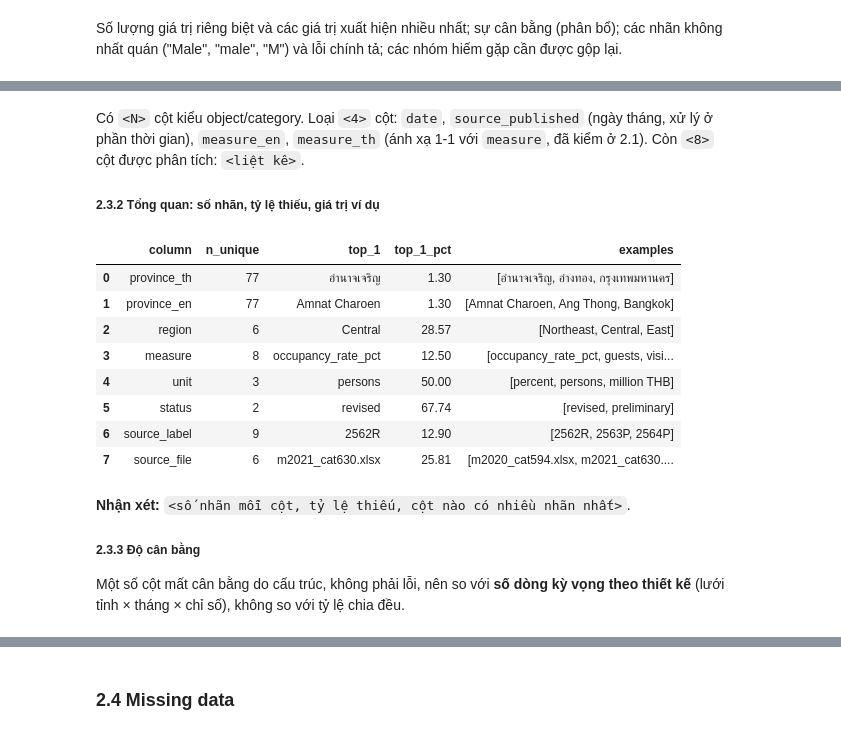
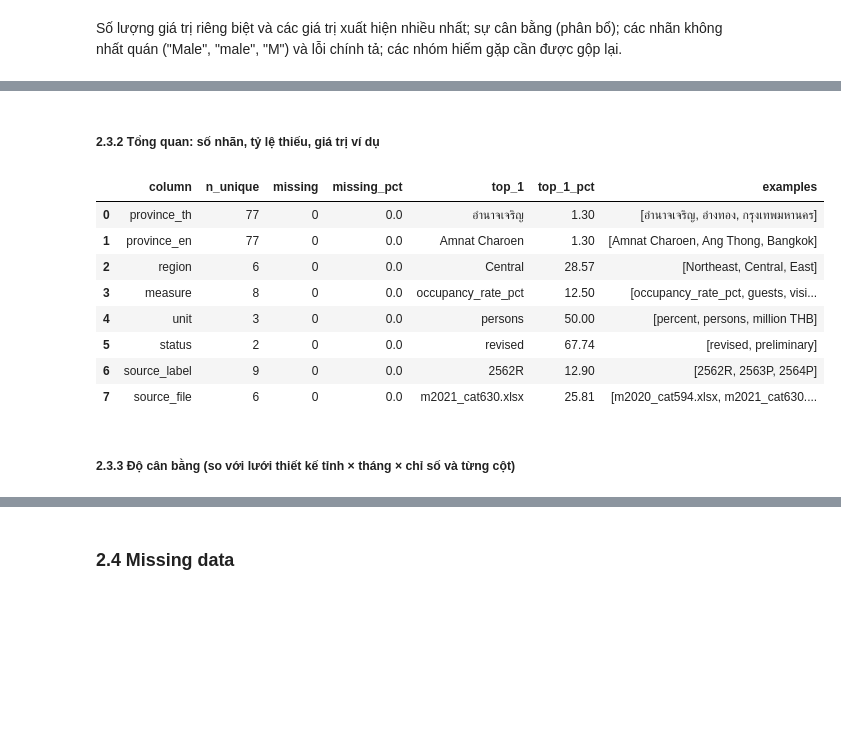
Before and after one commit to truongtin2006k-wq/thai-tourism, a Jupyter notebook: notebooks/01_collection_exploration.ipynb, the cells around one changed output, grey strips where cells are left out. Cells and saved outputs as stored; diff of their text form; code cells hidden in the pictures; blank space fills up the shorter version.

```diff
--- a/notebooks/01_collection_exploration.ipynb
+++ b/notebooks/01_collection_exploration.ipynb
@@ -378,16 +391,0 @@ Số khách và doanh thu lệch phải rất mạnh (vài tỉnh lớn kéo đu
-# %%
-# [CODE] 2.2.2
-fig, axes = plt.subplots(2, 2, figsize=(11, 7))
-for i, col in enumerate(["visitors_total", "revenue_total_mthb"]):
-    s = wide[col][wide[col] > 0]
-    print(col, "- loại", (wide[col] == 0).sum(), "dòng bằng 0 khỏi biểu đồ log")
-    axes[i, 0].hist(s, bins=50)
-    axes[i, 0].set_title(f"{col} (thang thường)")
-    axes[i, 0].set_ylabel("Số dòng (tỉnh-tháng)")
-    axes[i, 1].hist(np.log10(s), bins=50)
-    axes[i, 1].set_title(f"{col} (log10)")
-    axes[i, 1].set_xlabel("log10(giá trị)")
-plt.tight_layout(); plt.show()
-
-wide["occupancy_rate_pct"].hist(bins=50)
-plt.title("Tỷ lệ lấp đầy cơ sở lưu trú"); plt.xlabel("%"); plt.ylabel("Số dòng"); plt.show()
@@ -588,37 +522,35 @@ dtype: int64
 # %% [markdown]
-
-Có `<N>` cột kiểu object/category. Loại `<4>` cột: `date`, `source_published` (ngày tháng, xử lý ở phần thời gian), `measure_en`, `measure_th` (ánh xạ 1-1 với `measure`, đã kiểm ở 2.1). Còn `<8>` cột được phân tích: `<liệt kê>`.
-
 ##### 2.3.2 Tổng quan: số nhãn, tỷ lệ thiếu, giá trị ví dụ
 # %%
-# [CODE] 2.3.2
-rows = []
+overview_rows = []
 for c in cat_cols:
-    vc = df[c].value_counts()
-    rows.append({
+    s = df[c]
+    vc = s.value_counts(dropna=True)
+    n_miss = int(s.isna().sum())
+    overview_rows.append({
         "column": c,
-        "n_unique": df[c].nunique(),
-        "top_1": vc.index[0],
-        "top_1_pct": round(vc.iloc[0] / len(df) * 100, 2),
-        "examples": list(df[c].dropna().unique()[:3]),
+        "n_unique": int(s.nunique(dropna=True)),
+        "missing": n_miss,
+        "missing_pct": round(n_miss / len(df) * 100, 2),
+        "top_1": vc.index[0] if len(vc) > 0 else None,
+        "top_1_pct": round(vc.iloc[0] / len(df) * 100, 2) if len(vc) > 0 else 0.0,
+        "examples": list(s.dropna().unique()[:3]),
     })
-overview = pd.DataFrame(rows)
-overview
+
+overview_df = pd.DataFrame(overview_rows)
+display(overview_df)
 # %% [output]
-|  | column | n_unique | top_1 | top_1_pct | examples |
-| 0 | province_th | 77 | อำนาจเจริญ | 1.30 | [อำนาจเจริญ, อ่างทอง, กรุงเทพมหานคร] |
-| 1 | province_en | 77 | Amnat Charoen | 1.30 | [Amnat Charoen, Ang Thong, Bangkok] |
-| 2 | region | 6 | Central | 28.57 | [Northeast, Central, East] |
-| 3 | measure | 8 | occupancy_rate_pct | 12.50 | [occupancy_rate_pct, guests, visi... |
-| 4 | unit | 3 | persons | 50.00 | [percent, persons, million THB] |
-| 5 | status | 2 | revised | 67.74 | [revised, preliminary] |
-| 6 | source_label | 9 | 2562R | 12.90 | [2562R, 2563P, 2564P] |
-| 7 | source_file | 6 | m2021_cat630.xlsx | 25.81 | [m2020_cat594.xlsx, m2021_cat630.... |
+|  | column | n_unique | missing | missing_pct | top_1 | top_1_pct | examples |
+| 0 | province_th | 77 | 0 | 0.0 | อำนาจเจริญ | 1.30 | [อำนาจเจริญ, อ่างทอง, กรุงเทพมหานคร] |
+| 1 | province_en | 77 | 0 | 0.0 | Amnat Charoen | 1.30 | [Amnat Charoen, Ang Thong, Bangkok] |
+| 2 | region | 6 | 0 | 0.0 | Central | 28.57 | [Northeast, Central, East] |
+| 3 | measure | 8 | 0 | 0.0 | occupancy_rate_pct | 12.50 | [occupancy_rate_pct, guests, visi... |
+| 4 | unit | 3 | 0 | 0.0 | persons | 50.00 | [percent, persons, million THB] |
+| 5 | status | 2 | 0 | 0.0 | revised | 67.74 | [revised, preliminary] |
+| 6 | source_label | 9 | 0 | 0.0 | 2562R | 12.90 | [2562R, 2563P, 2564P] |
+| 7 | source_file | 6 | 0 | 0.0 | m2021_cat630.xlsx | 25.81 | [m2020_cat594.xlsx, m2021_cat630.... |
 # %% [markdown]
 
-**Nhận xét:** `<số nhãn mỗi cột, tỷ lệ thiếu, cột nào có nhiều nhãn nhất>`.
 
-##### 2.3.3 Độ cân bằng
-
-Một số cột mất cân bằng do cấu trúc, không phải lỗi, nên so với **số dòng kỳ vọng theo thiết kế** (lưới tỉnh × tháng × chỉ số), không so với tỷ lệ chia đều.
+##### 2.3.3 Độ cân bằng (so với lưới thiết kế tỉnh × tháng × chỉ số và từng cột)
 # %%
```
Also changed, not shown: parts of 59 cells of this notebook.
